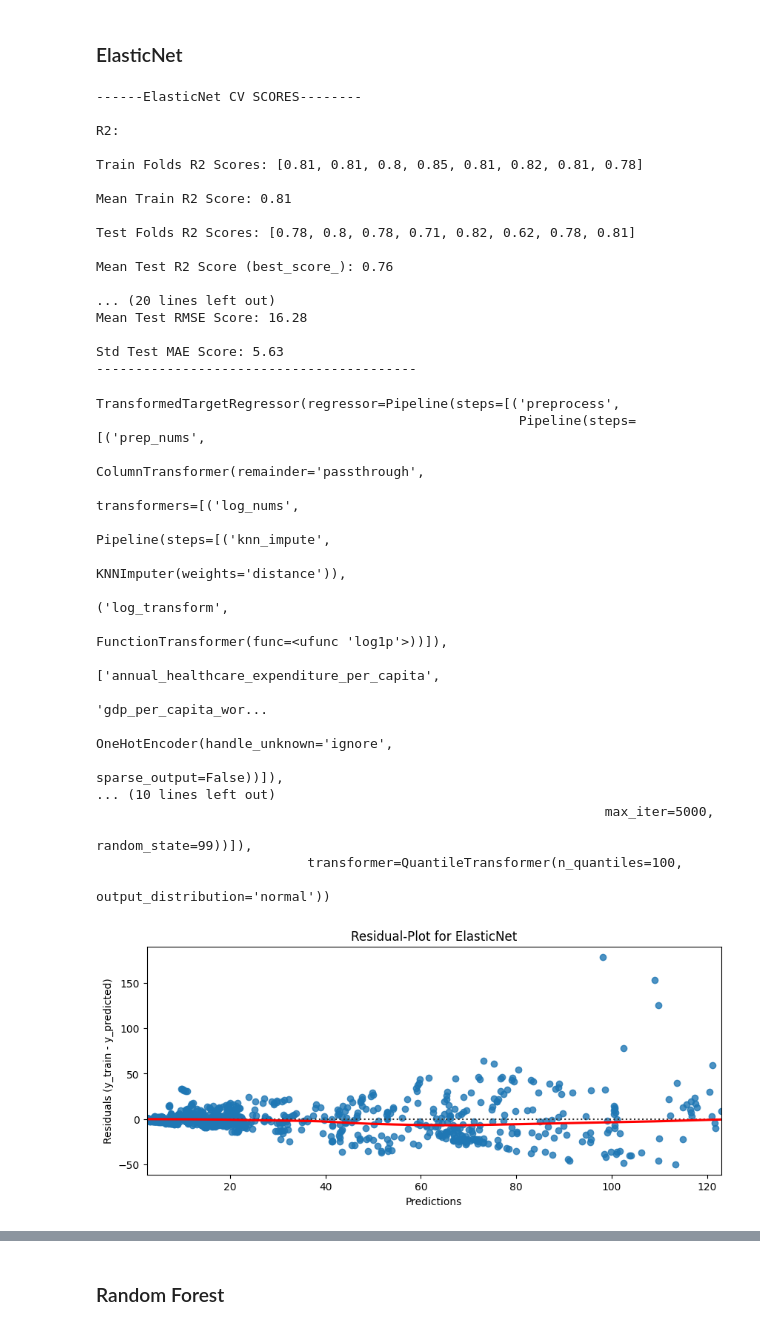
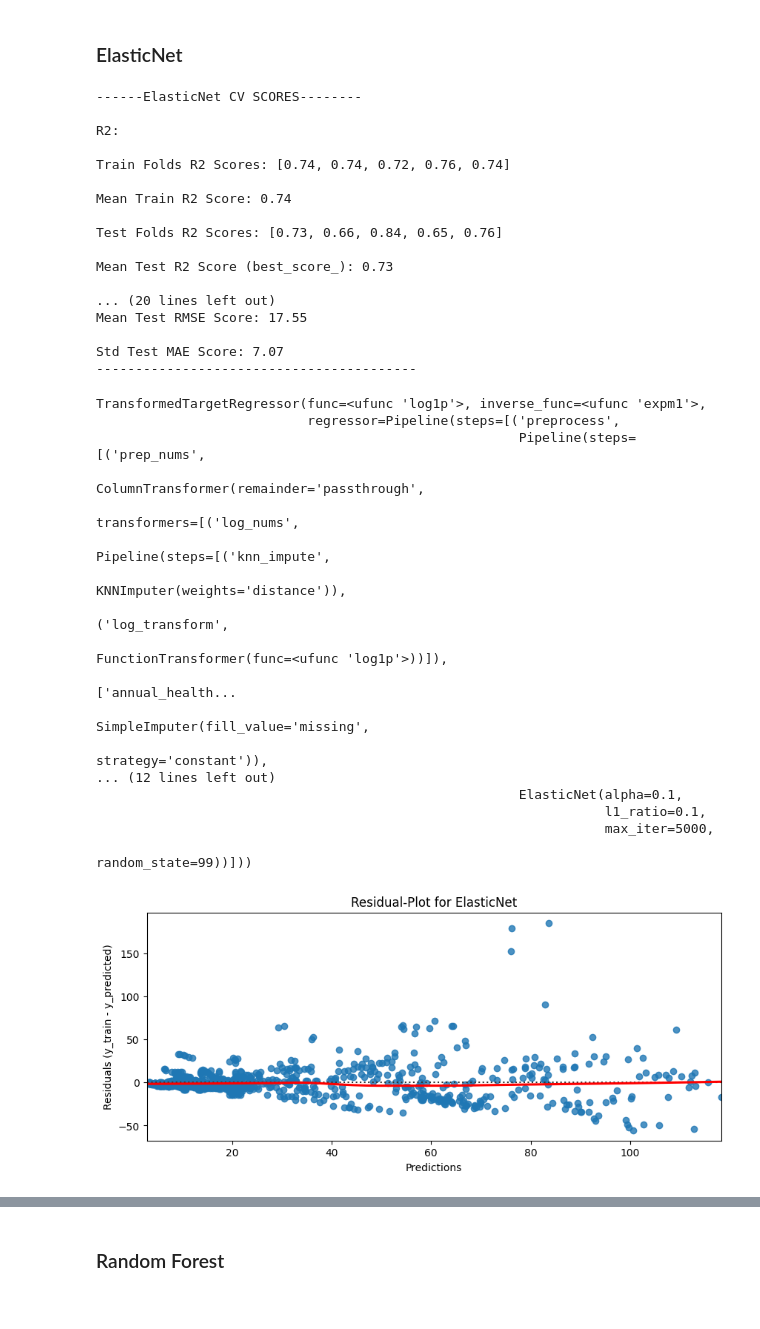
Before and after one commit to HamzahFayad/master_thesis_child_mortality, a Jupyter notebook: 01_notebooks/4_testmodeltraining.ipynb, the cells around one changed output, grey strips where cells are left out. Cells and saved outputs as stored; diff of their text form; code cells hidden in the pictures.

```diff
--- a/01_notebooks/4_testmodeltraining.ipynb
+++ b/01_notebooks/4_testmodeltraining.ipynb
@@ -337,7 +338,7 @@ end_pipe = Pipeline([
     ("final_impute", KNNImputer(n_neighbors=5, weights="distance")),
 ])
 
-gk = GroupKFold(n_splits=8)
+gk = GroupKFold(n_splits=5)
 # %% [markdown]
 ### Linear Regression (Baseline)
 # %%
@@ -468,17 +469,16 @@ ridge_pipeline = Pipeline([
 #Target is rightskewed, logtransform y before training
 ridge_pipeline_y_log  = TransformedTargetRegressor(
     regressor=ridge_pipeline,
-    #func=np.log1p,
-    #inverse_func=np.expm1
-    transformer=qu_transformer
+    func=np.log1p,
+    inverse_func=np.expm1
 )
 
 ridge_param_grid = {
-    "regressor__model__alpha": [0.1, 1, 10]
+    "regressor__model__alpha": [0.01, 0.1, 1, 10, 30, 60, 90]
 }
 # fit trainset via GridSearchCV
 ridge_grid = GridSearchCV(ridge_pipeline_y_log, ridge_param_grid, cv=gk, scoring=metrics, refit="mae", return_train_score=True, n_jobs=-1)
-ridge_grid.fit(X_cl_train, y_train, groups=group_train)
+ridge_grid.fit(X_train, y_train, groups=group_train)
 best_ridge_model = ridge_grid.best_estimator_
 # print metrics scores
 show_scores(ridge_grid, "Ridge")
@@ -601,18 +608,17 @@ elasticnet_pipeline = Pipeline([
 #Target is rightskewed, logtransform y before training
 elasticnet_pipeline_y_log = TransformedTargetRegressor(
     regressor=elasticnet_pipeline,
-    #func=np.log1p,
-    #inverse_func=np.expm1
-    transformer=qu_transformer
+    func=np.log1p,
+    inverse_func=np.expm1
 )
 
 elasticnet_param_grid = {
-    "regressor__model__alpha": [0.01, 0.1, 1, 10],
+    "regressor__model__alpha": [0.01, 0.1, 1, 10, 30, 60, 90],
     "regressor__model__l1_ratio": [0.1, 0.2, 0.5, 0.8]
 }
 
 elasticnet_grid = GridSearchCV(elasticnet_pipeline_y_log, elasticnet_param_grid, cv=gk, scoring=metrics, refit="mae", return_train_score=True, n_jobs=-1)
-elasticnet_grid.fit(X_cl_train, y_train, groups=group_train)
+elasticnet_grid.fit(X_train, y_train, groups=group_train)
 best_elasticnet_model = elasticnet_grid.best_estimator_
 
 show_scores(elasticnet_grid, "ElasticNet")
@@ -624,20 +630,21 @@ elasticnet_grid.best_estimator_
 
 R2:
 
-Train Folds R2 Scores: [0.81, 0.81, 0.8, 0.85, 0.81, 0.82, 0.81, 0.78]
+Train Folds R2 Scores: [0.74, 0.74, 0.72, 0.76, 0.74]
 
-Mean Train R2 Score: 0.81
+Mean Train R2 Score: 0.74
 
-Test Folds R2 Scores: [0.78, 0.8, 0.78, 0.71, 0.82, 0.62, 0.78, 0.81]
+Test Folds R2 Scores: [0.73, 0.66, 0.84, 0.65, 0.76]
 
-Mean Test R2 Score (best_score_): 0.76
+Mean Test R2 Score (best_score_): 0.73
 
 ... (20 lines left out)
-Mean Test RMSE Score: 16.28
+Mean Test RMSE Score: 17.55
 
-Std Test MAE Score: 5.63
+Std Test MAE Score: 7.07
 -----------------------------------------
-TransformedTargetRegressor(regressor=Pipeline(steps=[('preprocess',
+TransformedTargetRegressor(func=<ufunc 'log1p'>, inverse_func=<ufunc 'expm1'>,
+                           regressor=Pipeline(steps=[('preprocess',
                                                       Pipeline(steps=[('prep_nums',
                                                                        ColumnTransformer(remainder='passthrough',
                                                                                          transformers=[('log_nums',
@@ -645,25 +652,24 @@ TransformedTargetRegressor(regressor=Pipeline(steps=[('preprocess',
                                                                                                                          KNNImputer(weights='distance')),
                                                                                                                         ('log_transform',
                                                                                                                          FunctionTransformer(func=<ufunc 'log1p'>))]),
-                                                                                                        ['annual_healthcare_expenditure_per_capita',
-                                                                                                         'gdp_per_capita_wor...
-                                                                                                                         OneHotEncoder(handle_unknown='ignore',
-                                                                                                                                       sparse_output=False))]),
-... (10 lines left out)
+                                                                                                        ['annual_health...
+                                                                                                                         SimpleImputer(fill_value='missing',
+                                                                                                                                       strategy='constant')),
+... (12 lines left out)
+                                                      ElasticNet(alpha=0.1,
+                                                                 l1_ratio=0.1,
                                                                  max_iter=5000,
-                                                                 random_state=99))]),
-                           transformer=QuantileTransformer(n_quantiles=100,
-                                                           output_distribution='normal'))
+                                                                 random_state=99))]))
 # %%
 # -------------------------------------------------
 # RESIDUAL PLOT FOR ELASTICNET
 #--------------------------------------------------
-elasticnet_y_predicts = cross_val_predict(best_elasticnet_model, X_cl_train, y_train, groups=group_train, cv=gk)
+elasticnet_y_predicts = cross_val_predict(best_elasticnet_model, X_train, y_train, groups=group_train, cv=gk)
 elasticnet_residuals = y_train - elasticnet_y_predicts
 
 residual_plot(elasticnet_y_predicts, elasticnet_residuals, "ElasticNet")
 # %% [output]
-[figure, old version]
+[figure, new version]
 # %%
 # -------------------------------------------------
 # Quantile-Quantile-Plot OF RESIDUALS FOR ELASTICNET
```
Also changed, not shown: parts of 32 cells of this notebook, 4 other files.
